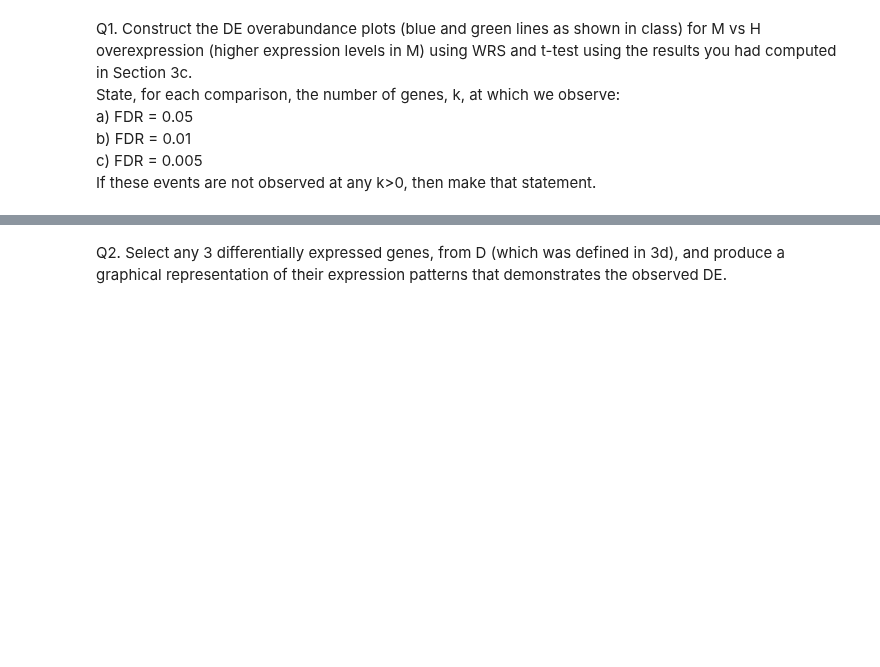
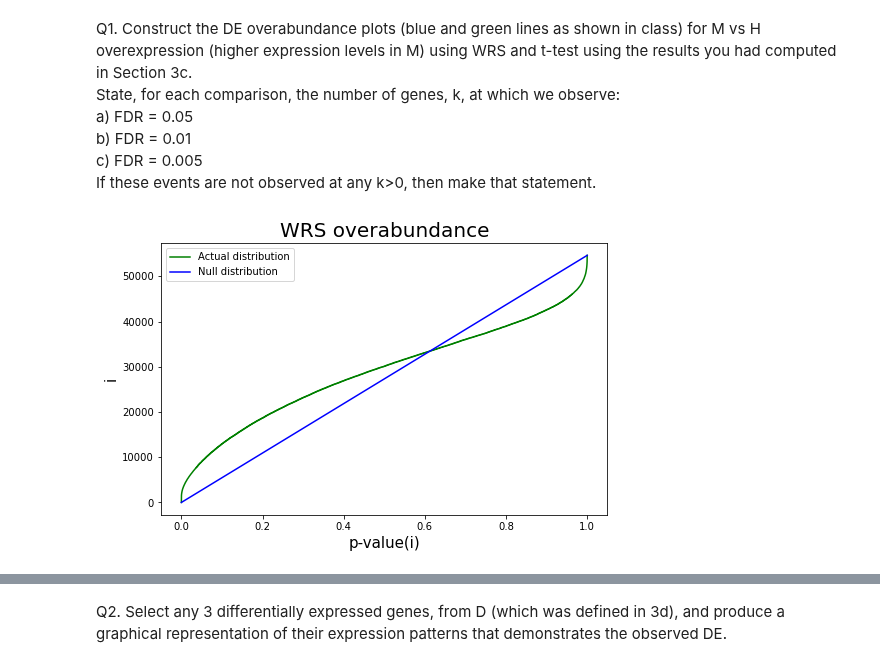
Before and after one commit to Oren-Ben/IDC, a Jupyter notebook: statistics/fourth_ex/204079453_205714447.ipynb, the cells around one changed output, grey strips where cells are left out. Saved outputs shown, nothing was run; the diff lists cells and outputs as text; code cells hidden in the pictures; blank space fills up the shorter version.

```diff
--- a/statistics/fourth_ex/204079453_205714447.ipynb
+++ b/statistics/fourth_ex/204079453_205714447.ipynb
@@ -324,3 +373,20 @@ we observe:
 <br>c) FDR = 0.005
 <br>If these events are not observed at any k>0, then make that
 statement.
+# %%
+def create_overabundance_plot(p_values, title):
+    plt.figure(figsize = (8, 5))
+    p_arr = np.sort(p_values)
+    N = len(p_arr)
+    p_null = np.linspace(0, 1.0, N)
+    y = np.arange(N)
+    plt.title(title, fontsize=20)
+    plt.xlabel("p-value(i)", fontsize=15)
+    plt.ylabel("i", fontsize=15)
+    plt.plot(p_arr, y, color='g', label='Actual distribution')
+    plt.plot(p_null, y, color='b', label='Null distribution')
+    plt.legend()
+# %%
+create_overabundance_plot(df_ranksum_over['p_value'], title='WRS overabundance')
+# %% [output]
+[figure, added]
```
Also changed, not shown: parts of 19 cells of this notebook.
